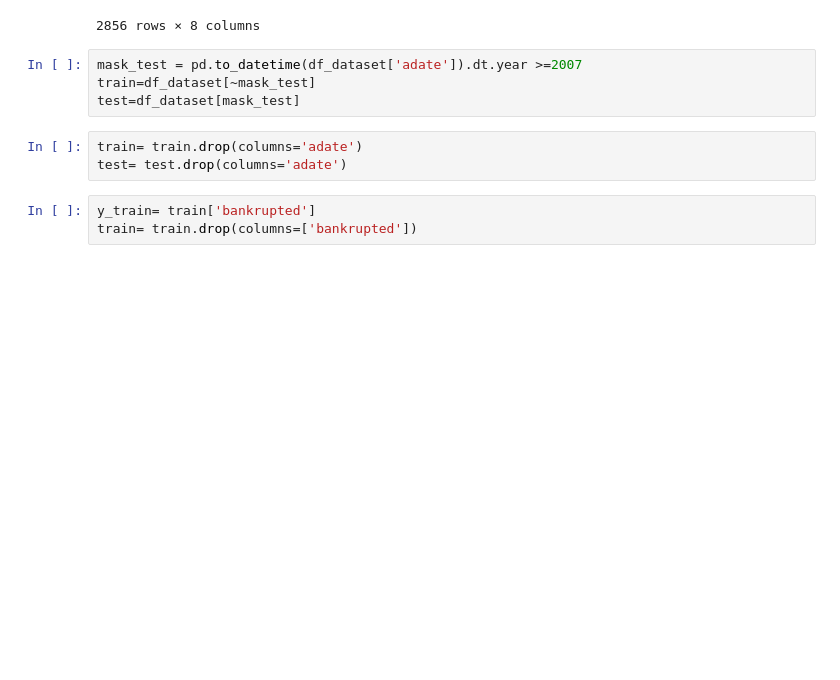
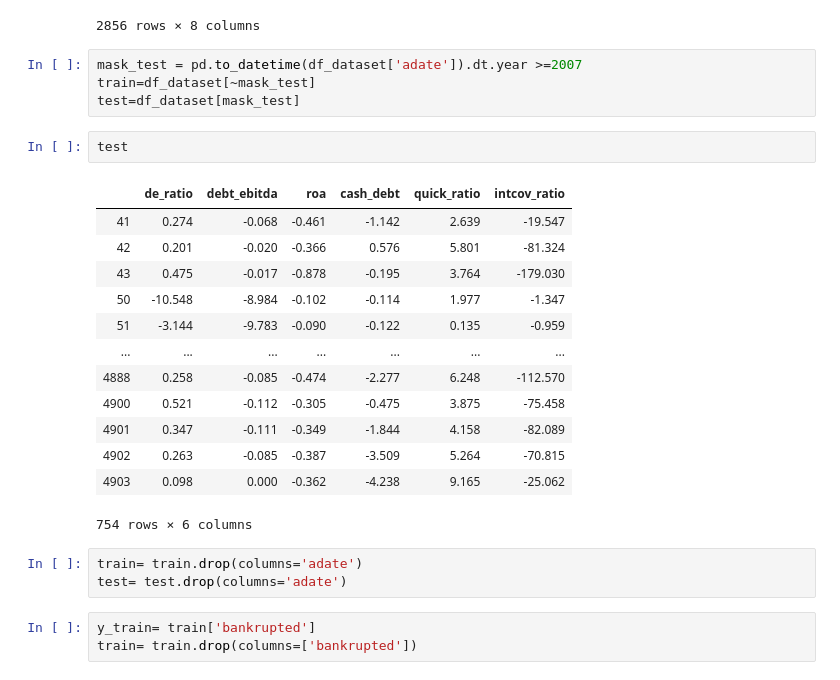
Before and after one commit to hannahho11/predict_bankruptcy, a Jupyter notebook: eda_v4.ipynb, the cells around one changed output. Saved outputs shown, nothing was run; the diff lists cells and outputs as text; blank space fills up the shorter version.

```diff
--- a/eda_v4.ipynb
+++ b/eda_v4.ipynb
@@ -255,6 +259,22 @@ df_dataset
 mask_test = pd.to_datetime(df_dataset['adate']).dt.year >=2007
 train=df_dataset[~mask_test]
 test=df_dataset[mask_test]
+# %%
+test
+# %% [output]
+|  | de_ratio | debt_ebitda | roa | cash_debt | quick_ratio | intcov_ratio |
+| 41 | 0.274 | -0.068 | -0.461 | -1.142 | 2.639 | -19.547 |
+| 42 | 0.201 | -0.020 | -0.366 | 0.576 | 5.801 | -81.324 |
+| 43 | 0.475 | -0.017 | -0.878 | -0.195 | 3.764 | -179.030 |
+| 50 | -10.548 | -8.984 | -0.102 | -0.114 | 1.977 | -1.347 |
+| 51 | -3.144 | -9.783 | -0.090 | -0.122 | 0.135 | -0.959 |
+| ... | ... | ... | ... | ... | ... | ... |
+| 4888 | 0.258 | -0.085 | -0.474 | -2.277 | 6.248 | -112.570 |
+| 4900 | 0.521 | -0.112 | -0.305 | -0.475 | 3.875 | -75.458 |
+| 4901 | 0.347 | -0.111 | -0.349 | -1.844 | 4.158 | -82.089 |
+| 4902 | 0.263 | -0.085 | -0.387 | -3.509 | 5.264 | -70.815 |
+| 4903 | 0.098 | 0.000 | -0.362 | -4.238 | 9.165 | -25.062 |
+754 rows × 6 columns
 # %%
 train= train.drop(columns='adate')
 test= test.drop(columns='adate')
```
Also changed, not shown: parts of 1 cell of this notebook.
